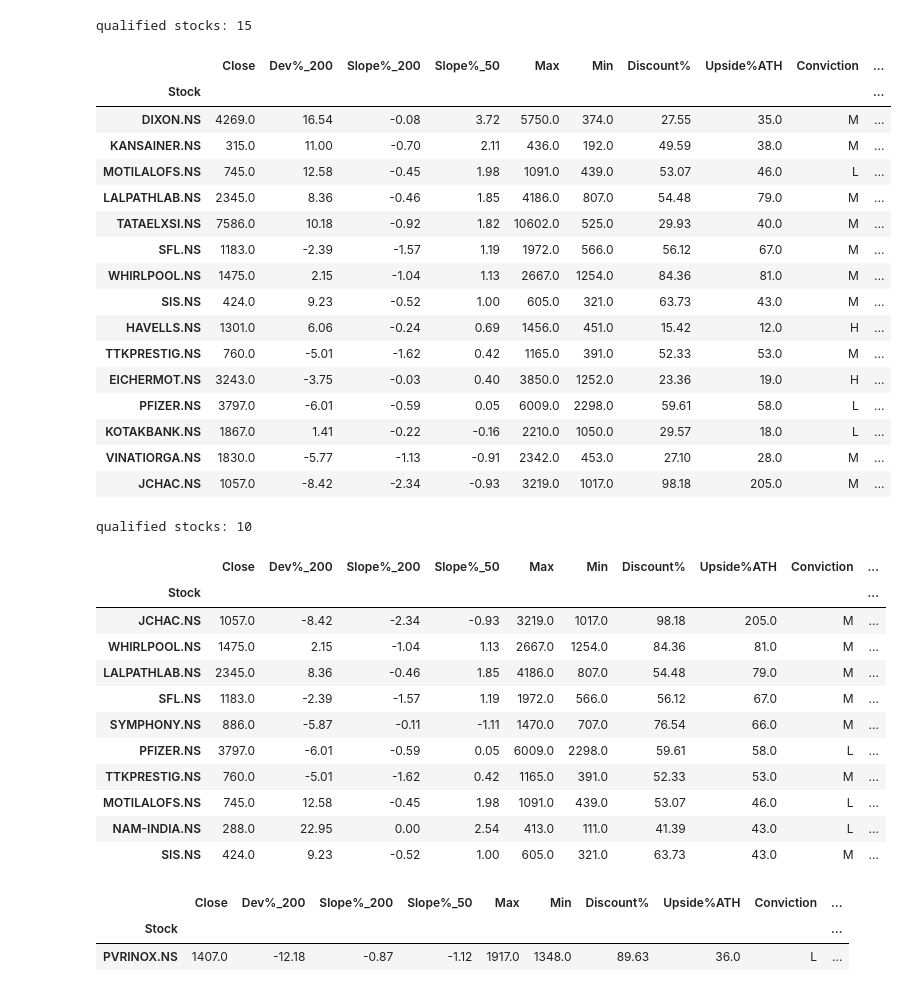
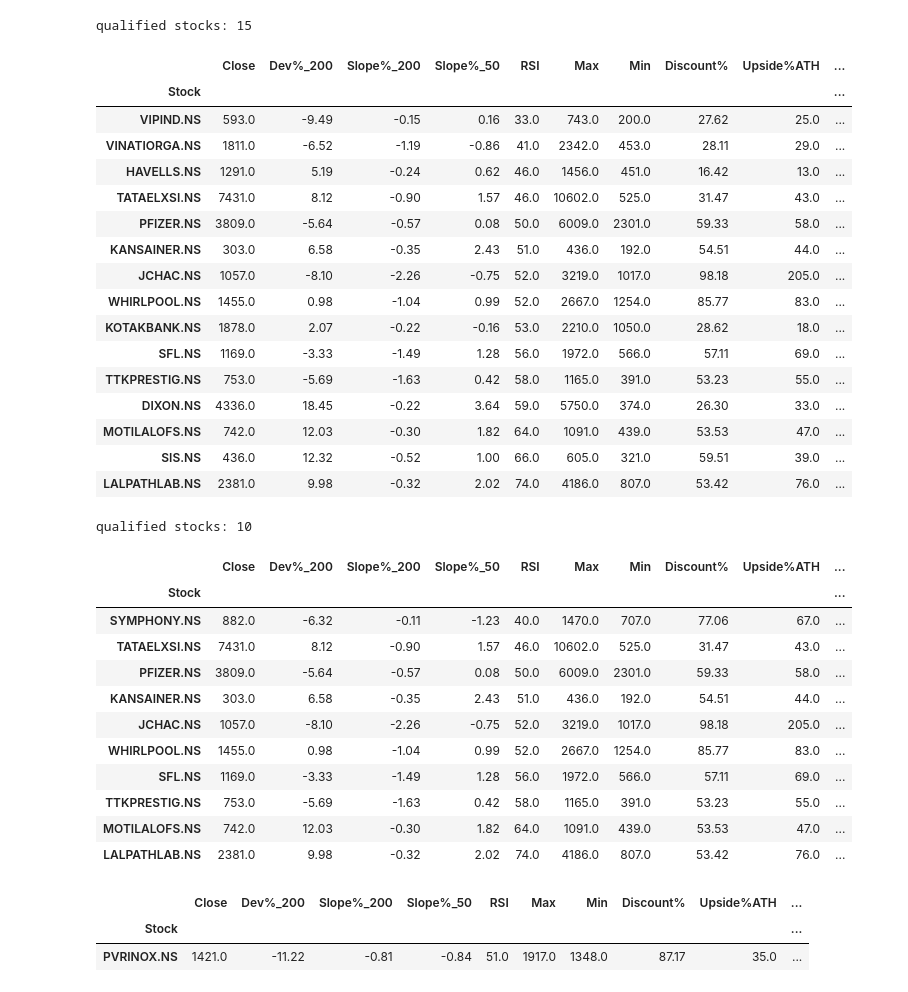
Before and after one commit to ankit-rathi/Data-Science-with-Python, a Jupyter notebook: Tradevesting/myProspects_Upside_Analysis_ATH.ipynb, the cells around one changed output. Cells and saved outputs as stored; diff of their text form; code cells hidden in the pictures.

```diff
--- a/Tradevesting/myProspects_Upside_Analysis_ATH.ipynb
+++ b/Tradevesting/myProspects_Upside_Analysis_ATH.ipynb
@@ -219,10 +219,10 @@ def stock_prec_dev(stock_symbol):
     stock_df['50_SMA_Lag5'] = stock_df['50_SMA'].shift(5)
     stock_df['Slope%_50'] = round((stock_df['50_SMA'] - stock_df['50_SMA_Lag5'])*100/stock_df['50_SMA'],2)
 
-    #stock_df.ta.rsi(append=True)
-    #stock_df.rename(columns={'RSI_14':'RSI'}, inplace=True)
+    stock_df.ta.rsi(append=True)
+    stock_df.rename(columns={'RSI_14':'RSI'}, inplace=True)
     stock_df['Close'] = round(stock_df['Close'],0)
-    #stock_df['RSI'] = round(stock_df['RSI'],0)
+    stock_df['RSI'] = round(stock_df['RSI'],0)
     stock_df['Max'] = round(max(stock_df['Close']),0)
     stock_df['Min'] = round(min(stock_df['Close']),0)
     stock_df['Discount%'] = round((stock_df['Max']-stock_df['Close'])*100/(stock_df['Max']-stock_df['Min']),2)
@@ -571,56 +550,56 @@ qualified stocks: 24
 # %%
 # prospects about to turn around
 tmp_df = tmp_base_df[(tmp_base_df['Criteria'] == 'V40') | (tmp_base_df['Criteria'] == 'V40N')]
 tmp_df = tmp_df[(tmp_df['Slope%_200'] < 0) & (tmp_df['Slope%_50'] > tmp_df['Slope%_200'])]
 print('qualified stocks: '+str(tmp_df.shape[0]))
-tmp_df.sort_values(by = 'Slope%_50', ascending=False)
+tmp_df.sort_values(by = 'RSI', ascending=True)
 # %% [output]
 qualified stocks: 15
-|  | Close | Dev%_200 | Slope%_200 | Slope%_50 | Max | Min | Discount% | Upside%ATH | Conviction | ... |
+|  | Close | Dev%_200 | Slope%_200 | Slope%_50 | RSI | Max | Min | Discount% | Upside%ATH | ... |
 | Stock |  |  |  |  |  |  |  |  |  | ... |
-| DIXON.NS | 4269.0 | 16.54 | -0.08 | 3.72 | 5750.0 | 374.0 | 27.55 | 35.0 | M | ... |
-| KANSAINER.NS | 315.0 | 11.00 | -0.70 | 2.11 | 436.0 | 192.0 | 49.59 | 38.0 | M | ... |
-| MOTILALOFS.NS | 745.0 | 12.58 | -0.45 | 1.98 | 1091.0 | 439.0 | 53.07 | 46.0 | L | ... |
-| LALPATHLAB.NS | 2345.0 | 8.36 | -0.46 | 1.85 | 4186.0 | 807.0 | 54.48 | 79.0 | M | ... |
-| TATAELXSI.NS | 7586.0 | 10.18 | -0.92 | 1.82 | 10602.0 | 525.0 | 29.93 | 40.0 | M | ... |
-| SFL.NS | 1183.0 | -2.39 | -1.57 | 1.19 | 1972.0 | 566.0 | 56.12 | 67.0 | M | ... |
-| WHIRLPOOL.NS | 1475.0 | 2.15 | -1.04 | 1.13 | 2667.0 | 1254.0 | 84.36 | 81.0 | M | ... |
-| SIS.NS | 424.0 | 9.23 | -0.52 | 1.00 | 605.0 | 321.0 | 63.73 | 43.0 | M | ... |
-| HAVELLS.NS | 1301.0 | 6.06 | -0.24 | 0.69 | 1456.0 | 451.0 | 15.42 | 12.0 | H | ... |
-| TTKPRESTIG.NS | 760.0 | -5.01 | -1.62 | 0.42 | 1165.0 | 391.0 | 52.33 | 53.0 | M | ... |
-| EICHERMOT.NS | 3243.0 | -3.75 | -0.03 | 0.40 | 3850.0 | 1252.0 | 23.36 | 19.0 | H | ... |
-| PFIZER.NS | 3797.0 | -6.01 | -0.59 | 0.05 | 6009.0 | 2298.0 | 59.61 | 58.0 | L | ... |
-| KOTAKBANK.NS | 1867.0 | 1.41 | -0.22 | -0.16 | 2210.0 | 1050.0 | 29.57 | 18.0 | L | ... |
-| VINATIORGA.NS | 1830.0 | -5.77 | -1.13 | -0.91 | 2342.0 | 453.0 | 27.10 | 28.0 | M | ... |
-| JCHAC.NS | 1057.0 | -8.42 | -2.34 | -0.93 | 3219.0 | 1017.0 | 98.18 | 205.0 | M | ... |
+| VIPIND.NS | 593.0 | -9.49 | -0.15 | 0.16 | 33.0 | 743.0 | 200.0 | 27.62 | 25.0 | ... |
+| VINATIORGA.NS | 1811.0 | -6.52 | -1.19 | -0.86 | 41.0 | 2342.0 | 453.0 | 28.11 | 29.0 | ... |
+| HAVELLS.NS | 1291.0 | 5.19 | -0.24 | 0.62 | 46.0 | 1456.0 | 451.0 | 16.42 | 13.0 | ... |
+| TATAELXSI.NS | 7431.0 | 8.12 | -0.90 | 1.57 | 46.0 | 10602.0 | 525.0 | 31.47 | 43.0 | ... |
+| PFIZER.NS | 3809.0 | -5.64 | -0.57 | 0.08 | 50.0 | 6009.0 | 2301.0 | 59.33 | 58.0 | ... |
+| KANSAINER.NS | 303.0 | 6.58 | -0.35 | 2.43 | 51.0 | 436.0 | 192.0 | 54.51 | 44.0 | ... |
+| JCHAC.NS | 1057.0 | -8.10 | -2.26 | -0.75 | 52.0 | 3219.0 | 1017.0 | 98.18 | 205.0 | ... |
+| WHIRLPOOL.NS | 1455.0 | 0.98 | -1.04 | 0.99 | 52.0 | 2667.0 | 1254.0 | 85.77 | 83.0 | ... |
+| KOTAKBANK.NS | 1878.0 | 2.07 | -0.22 | -0.16 | 53.0 | 2210.0 | 1050.0 | 28.62 | 18.0 | ... |
+| SFL.NS | 1169.0 | -3.33 | -1.49 | 1.28 | 56.0 | 1972.0 | 566.0 | 57.11 | 69.0 | ... |
+| TTKPRESTIG.NS | 753.0 | -5.69 | -1.63 | 0.42 | 58.0 | 1165.0 | 391.0 | 53.23 | 55.0 | ... |
+| DIXON.NS | 4336.0 | 18.45 | -0.22 | 3.64 | 59.0 | 5750.0 | 374.0 | 26.30 | 33.0 | ... |
+| MOTILALOFS.NS | 742.0 | 12.03 | -0.30 | 1.82 | 64.0 | 1091.0 | 439.0 | 53.53 | 47.0 | ... |
+| SIS.NS | 436.0 | 12.32 | -0.52 | 1.00 | 66.0 | 605.0 | 321.0 | 59.51 | 39.0 | ... |
+| LALPATHLAB.NS | 2381.0 | 9.98 | -0.32 | 2.02 | 74.0 | 4186.0 | 807.0 | 53.42 | 76.0 | ... |
 # %%
 # cross-check the features
 tmp_df = tmp_base_df[(tmp_base_df['Criteria'] == 'V40') | (tmp_base_df['Criteria'] == 'V40N')]
 tmp_df = tmp_df[tmp_df['Upside%ATH'] > 40]
 print('qualified stocks: '+str(tmp_df.shape[0]))
-tmp_df.sort_values(by = 'Upside%ATH', ascending=False)
+tmp_df.sort_values(by = 'RSI', ascending=True)
 # %% [output]
 qualified stocks: 10
-|  | Close | Dev%_200 | Slope%_200 | Slope%_50 | Max | Min | Discount% | Upside%ATH | Conviction | ... |
+|  | Close | Dev%_200 | Slope%_200 | Slope%_50 | RSI | Max | Min | Discount% | Upside%ATH | ... |
 | Stock |  |  |  |  |  |  |  |  |  | ... |
-| JCHAC.NS | 1057.0 | -8.42 | -2.34 | -0.93 | 3219.0 | 1017.0 | 98.18 | 205.0 | M | ... |
-| WHIRLPOOL.NS | 1475.0 | 2.15 | -1.04 | 1.13 | 2667.0 | 1254.0 | 84.36 | 81.0 | M | ... |
-| LALPATHLAB.NS | 2345.0 | 8.36 | -0.46 | 1.85 | 4186.0 | 807.0 | 54.48 | 79.0 | M | ... |
-| SFL.NS | 1183.0 | -2.39 | -1.57 | 1.19 | 1972.0 | 566.0 | 56.12 | 67.0 | M | ... |
-| SYMPHONY.NS | 886.0 | -5.87 | -0.11 | -1.11 | 1470.0 | 707.0 | 76.54 | 66.0 | M | ... |
-| PFIZER.NS | 3797.0 | -6.01 | -0.59 | 0.05 | 6009.0 | 2298.0 | 59.61 | 58.0 | L | ... |
-| TTKPRESTIG.NS | 760.0 | -5.01 | -1.62 | 0.42 | 1165.0 | 391.0 | 52.33 | 53.0 | M | ... |
-| MOTILALOFS.NS | 745.0 | 12.58 | -0.45 | 1.98 | 1091.0 | 439.0 | 53.07 | 46.0 | L | ... |
-| NAM-INDIA.NS | 288.0 | 22.95 | 0.00 | 2.54 | 413.0 | 111.0 | 41.39 | 43.0 | L | ... |
-| SIS.NS | 424.0 | 9.23 | -0.52 | 1.00 | 605.0 | 321.0 | 63.73 | 43.0 | M | ... |
+| SYMPHONY.NS | 882.0 | -6.32 | -0.11 | -1.23 | 40.0 | 1470.0 | 707.0 | 77.06 | 67.0 | ... |
+| TATAELXSI.NS | 7431.0 | 8.12 | -0.90 | 1.57 | 46.0 | 10602.0 | 525.0 | 31.47 | 43.0 | ... |
+| PFIZER.NS | 3809.0 | -5.64 | -0.57 | 0.08 | 50.0 | 6009.0 | 2301.0 | 59.33 | 58.0 | ... |
+| KANSAINER.NS | 303.0 | 6.58 | -0.35 | 2.43 | 51.0 | 436.0 | 192.0 | 54.51 | 44.0 | ... |
+| JCHAC.NS | 1057.0 | -8.10 | -2.26 | -0.75 | 52.0 | 3219.0 | 1017.0 | 98.18 | 205.0 | ... |
+| WHIRLPOOL.NS | 1455.0 | 0.98 | -1.04 | 0.99 | 52.0 | 2667.0 | 1254.0 | 85.77 | 83.0 | ... |
+| SFL.NS | 1169.0 | -3.33 | -1.49 | 1.28 | 56.0 | 1972.0 | 566.0 | 57.11 | 69.0 | ... |
+| TTKPRESTIG.NS | 753.0 | -5.69 | -1.63 | 0.42 | 58.0 | 1165.0 | 391.0 | 53.23 | 55.0 | ... |
+| MOTILALOFS.NS | 742.0 | 12.03 | -0.30 | 1.82 | 64.0 | 1091.0 | 439.0 | 53.53 | 47.0 | ... |
+| LALPATHLAB.NS | 2381.0 | 9.98 | -0.32 | 2.02 | 74.0 | 4186.0 | 807.0 | 53.42 | 76.0 | ... |
 # %%
 # analyse individual stock
 stock_id = 'PVRINOX.NS'
 df_prec_dev[df_prec_dev.index == stock_id]
 # %% [output]
-|  | Close | Dev%_200 | Slope%_200 | Slope%_50 | Max | Min | Discount% | Upside%ATH | Conviction | ... |
+|  | Close | Dev%_200 | Slope%_200 | Slope%_50 | RSI | Max | Min | Discount% | Upside%ATH | ... |
 | Stock |  |  |  |  |  |  |  |  |  | ... |
-| PVRINOX.NS | 1407.0 | -12.18 | -0.87 | -1.12 | 1917.0 | 1348.0 | 89.63 | 36.0 | L | ... |
+| PVRINOX.NS | 1421.0 | -11.22 | -0.81 | -0.84 | 51.0 | 1917.0 | 1348.0 | 87.17 | 35.0 | ... |
 # %%
 # save the output
 if gen_output == 1:
```
Also changed, not shown: parts of 20 cells of this notebook.
